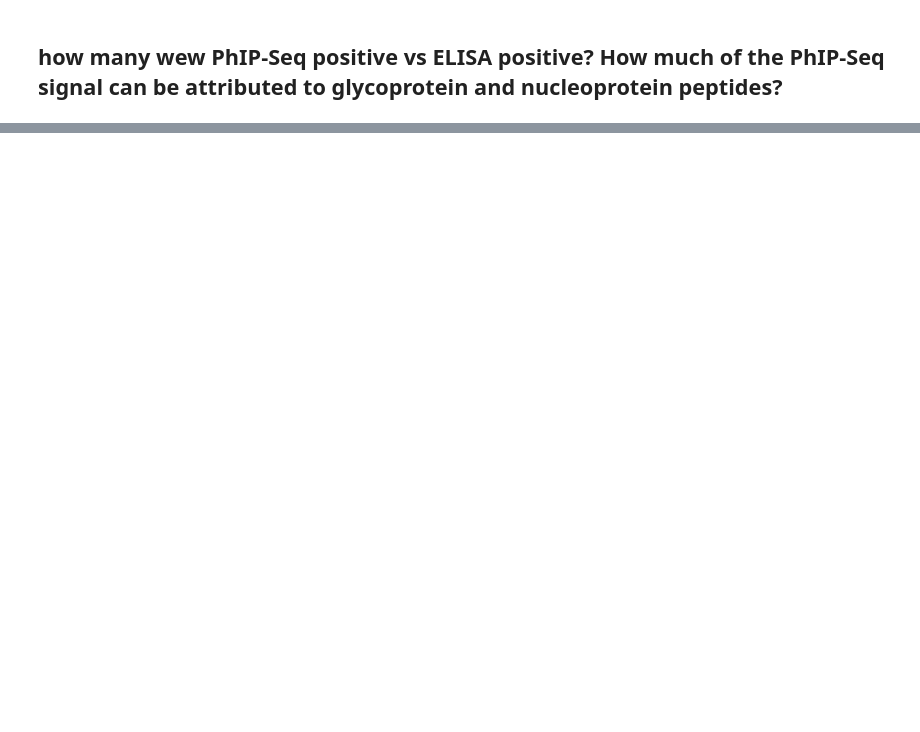
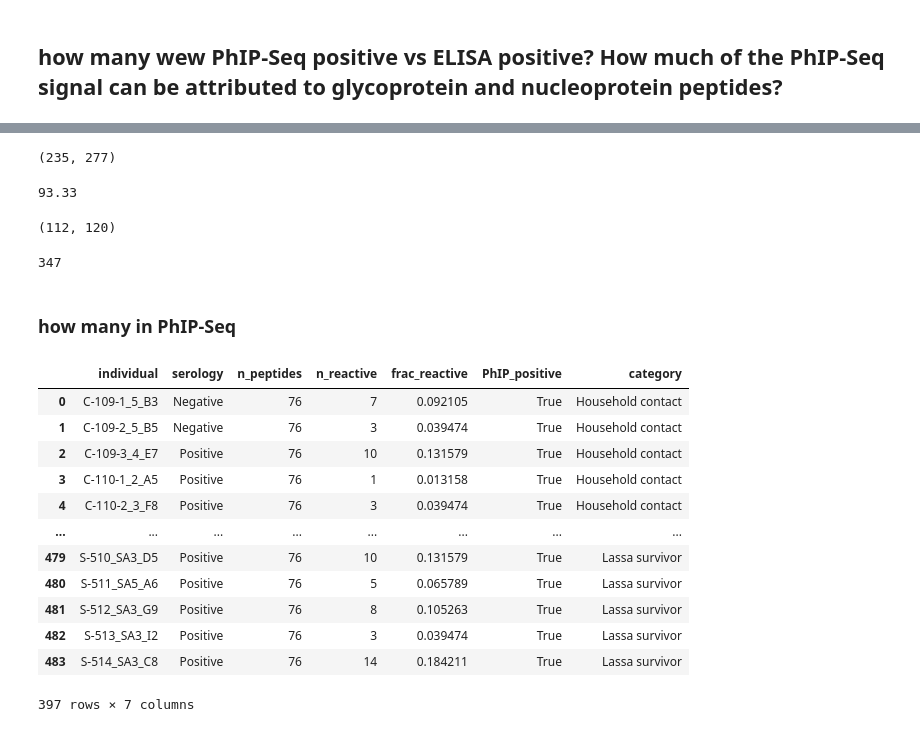
Before and after one commit to sporak577/lasv_phipseq_2026, a Jupyter notebook: LASV_ELISA_signal.ipynb, the cells around one changed output, grey strips where cells are left out. Saved outputs shown, nothing was run; the diff lists cells and outputs as text; code cells hidden in the pictures; blank space fills up the shorter version.

```diff
--- a/LASV_ELISA_signal.ipynb
+++ b/LASV_ELISA_signal.ipynb
@@ -373,0 +405,38 @@ long_lasv
+# %%
+elisa_pos_contact.shape[0], meta_elisa.loc[meta_elisa['category'] == 'Household contact'].shape[0]
+# %% [output]
+(235, 277)
+# %%
+elisa_pos_surv = elisa_pos.loc[elisa_pos['category'] == 'Lassa survivor']
+
+elisa_pos_surv_pct = elisa_pos_surv.shape[0] / meta_elisa.loc[meta_elisa['category'] == 'Lassa survivor'].shape[0] * 100
+
+print(round(elisa_pos_surv_pct, 2))
+# %% [output]
+93.33
+# %%
+elisa_pos_surv.shape[0],  meta_elisa.loc[meta_elisa['category'] == 'Lassa survivor'].shape[0]
+# %% [output]
+(112, 120)
+# %%
+elisa_pos.shape[0]
+# %% [output]
+347
+# %% [markdown]
+### how many in PhIP-Seq
+# %%
+individual
+# %% [output]
+|  | individual | serology | n_peptides | n_reactive | frac_reactive | PhIP_positive | category |
+| 0 | C-109-1_5_B3 | Negative | 76 | 7 | 0.092105 | True | Household contact |
+| 1 | C-109-2_5_B5 | Negative | 76 | 3 | 0.039474 | True | Household contact |
+| 2 | C-109-3_4_E7 | Positive | 76 | 10 | 0.131579 | True | Household contact |
+| 3 | C-110-1_2_A5 | Positive | 76 | 1 | 0.013158 | True | Household contact |
+| 4 | C-110-2_3_F8 | Positive | 76 | 3 | 0.039474 | True | Household contact |
+| ... | ... | ... | ... | ... | ... | ... | ... |
+| 479 | S-510_SA3_D5 | Positive | 76 | 10 | 0.131579 | True | Lassa survivor |
+| 480 | S-511_SA5_A6 | Positive | 76 | 5 | 0.065789 | True | Lassa survivor |
+| 481 | S-512_SA3_G9 | Positive | 76 | 8 | 0.105263 | True | Lassa survivor |
+| 482 | S-513_SA3_I2 | Positive | 76 | 3 | 0.039474 | True | Lassa survivor |
+| 483 | S-514_SA3_C8 | Positive | 76 | 14 | 0.184211 | True | Lassa survivor |
+397 rows × 7 columns
```
Also changed, not shown: parts of 14 cells of this notebook, 8 other files.
